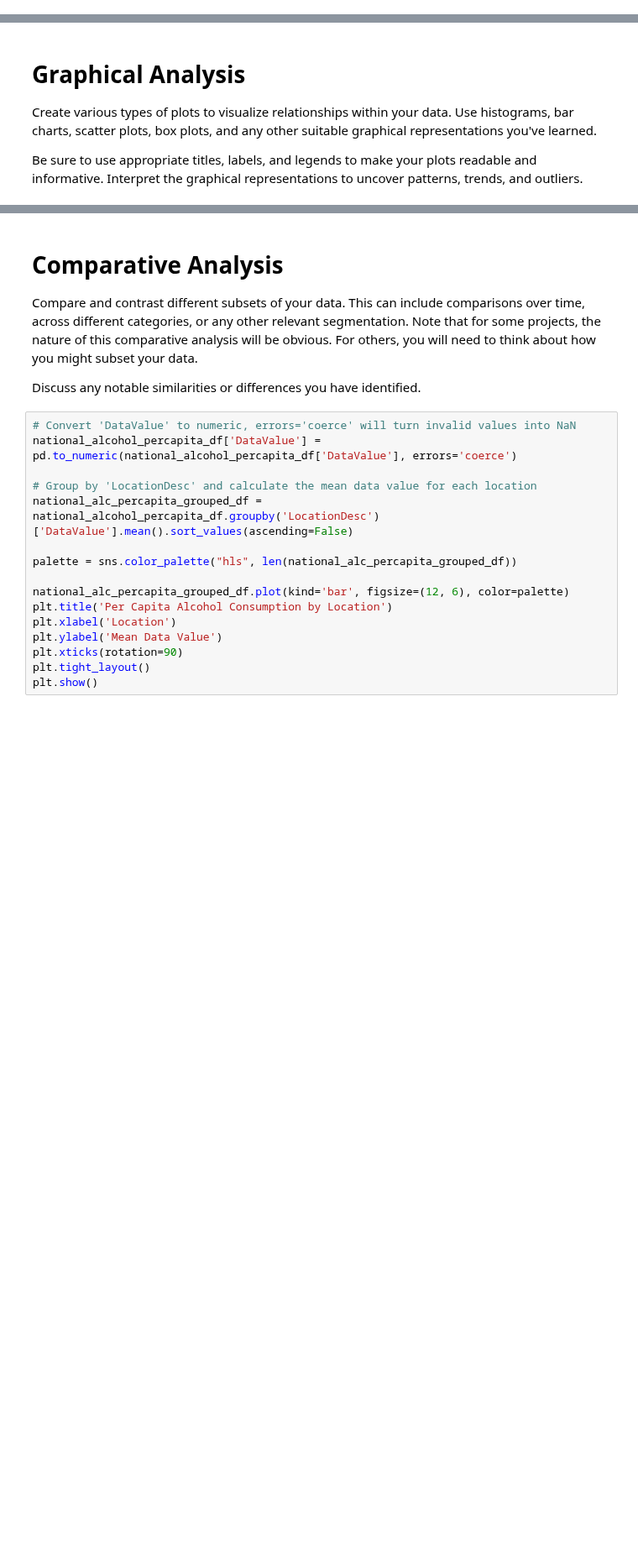
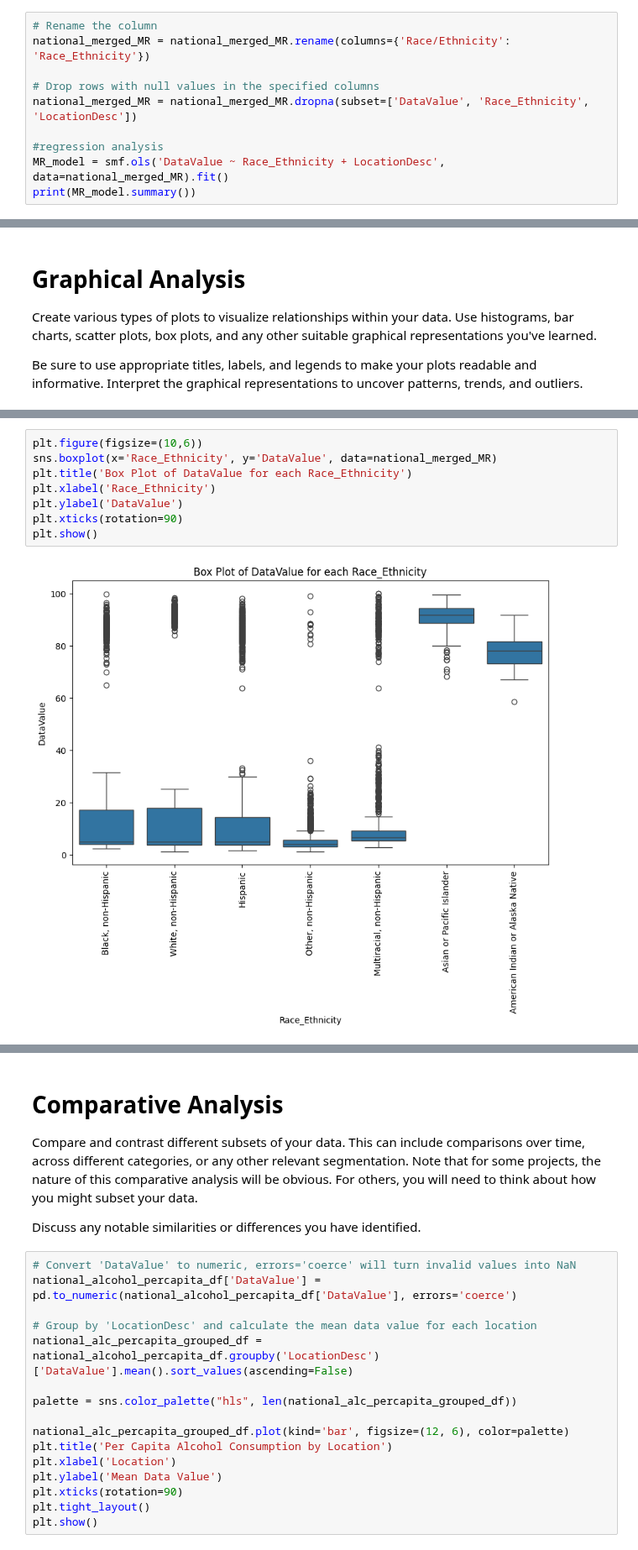
Before and after one commit to jrmcmill/618-project, a Jupyter notebook: V2Project-Description.ipynb, the cells around one changed output, grey strips where cells are left out. Shown at 84% size. Cells and saved outputs as stored; diff of their text form; blank space fills up the shorter version.

```diff
--- a/V2Project-Description.ipynb
+++ b/V2Project-Description.ipynb
@@ -706,0 +745,10 @@ Below we conducted a t-test and fisher's z-test statistics test to see if the co
+# %%
+# Rename the column
+national_merged_MR = national_merged_MR.rename(columns={'Race/Ethnicity': 'Race_Ethnicity'})
+
+# Drop rows with null values in the specified columns
+national_merged_MR = national_merged_MR.dropna(subset=['DataValue', 'Race_Ethnicity', 'LocationDesc'])
+
+#regression analysis
+MR_model = smf.ols('DataValue ~ Race_Ethnicity + LocationDesc', data=national_merged_MR).fit()
+print(MR_model.summary())
@@ -712,0 +805,10 @@ Be sure to use appropriate titles, labels, and legends to make your plots readab
+# %%
+plt.figure(figsize=(10,6))
+sns.boxplot(x='Race_Ethnicity', y='DataValue', data=national_merged_MR)
+plt.title('Box Plot of DataValue for each Race_Ethnicity')
+plt.xlabel('Race_Ethnicity')
+plt.ylabel('DataValue')
+plt.xticks(rotation=90)
+plt.show()
+# %% [output]
+[figure, added]
```
Also changed, not shown: parts of 18 cells of this notebook.
